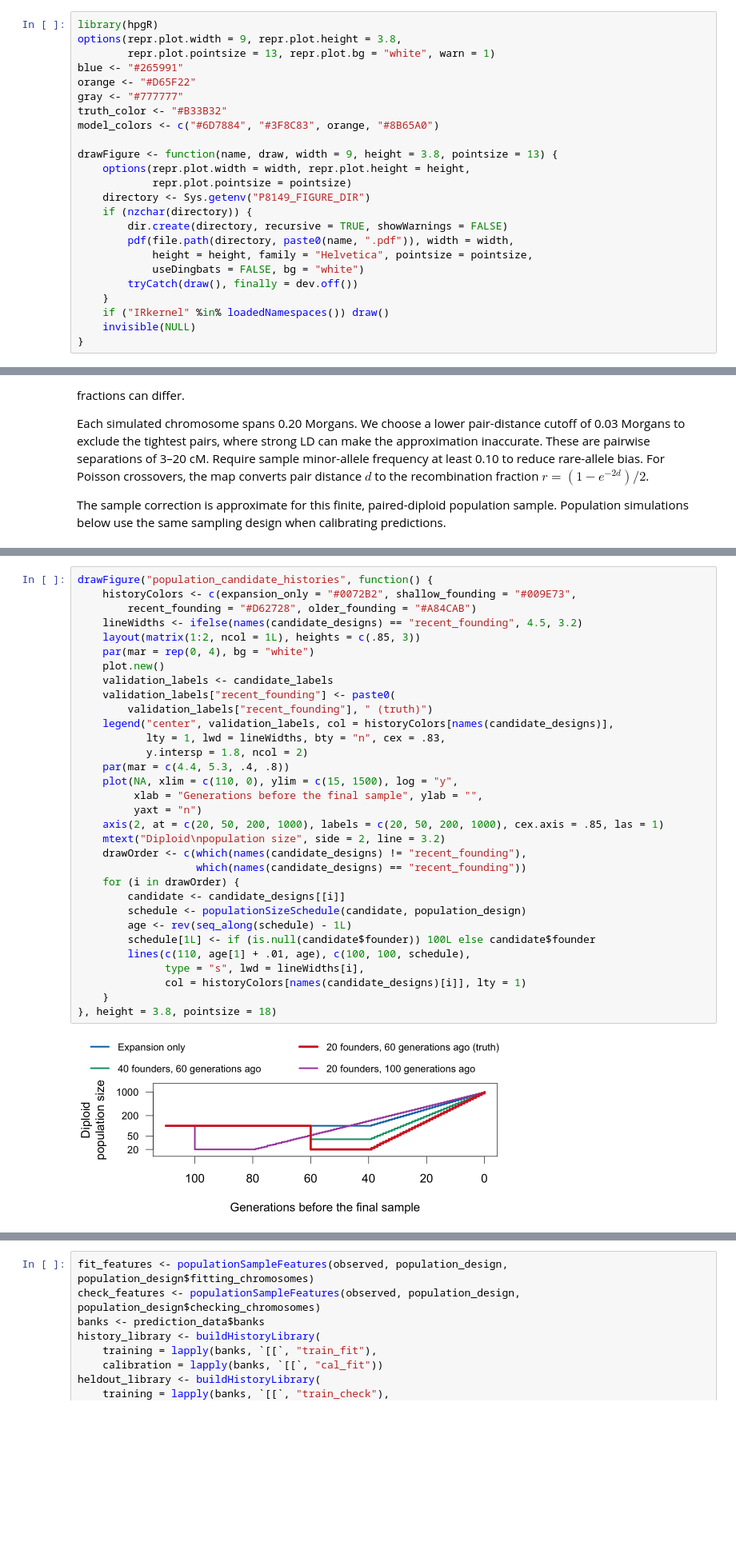
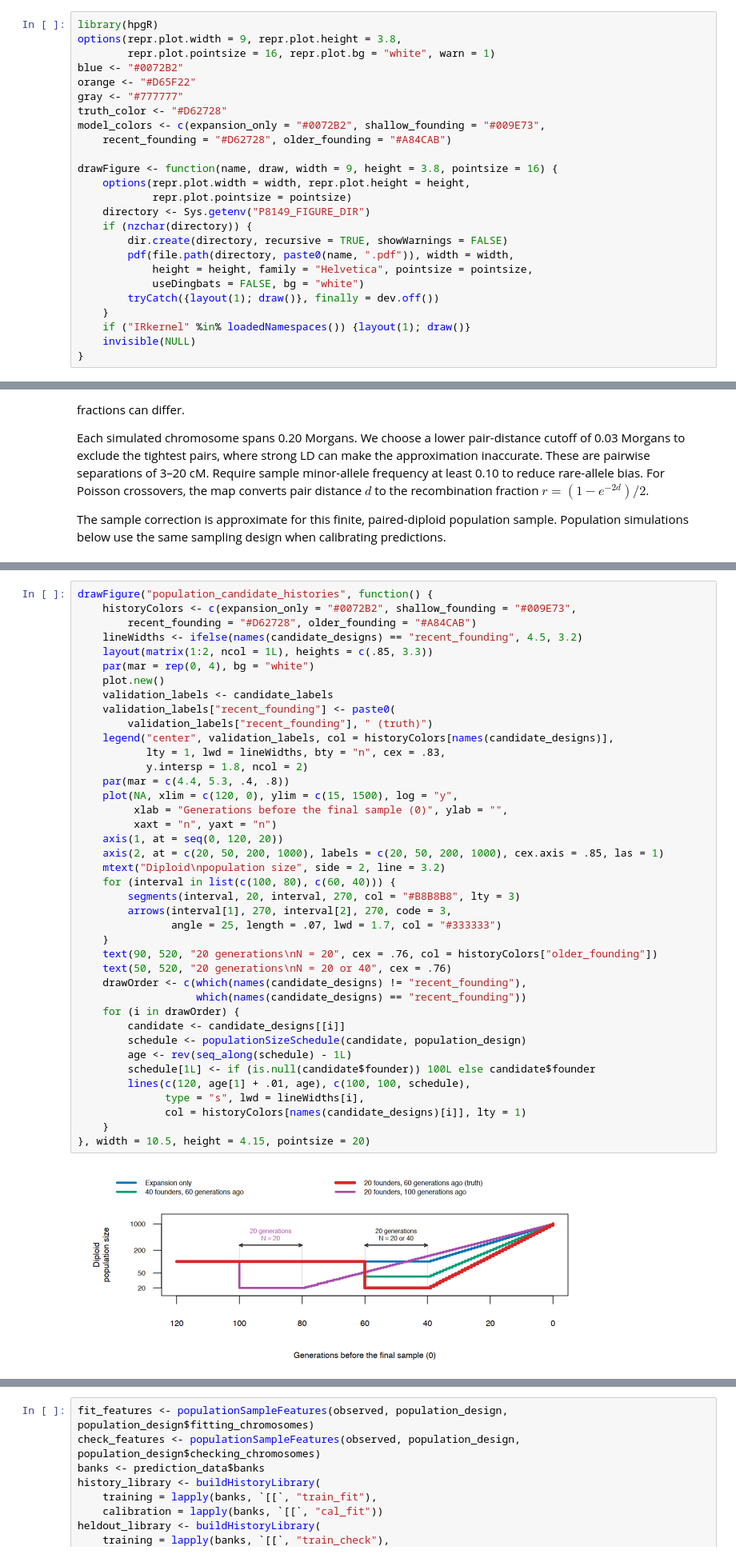
Before and after one commit to StatFunGen/hpgR, a Jupyter notebook: notebooks/P8149_Lecture_9_Effective_Size_and_History.ipynb, the cells around one changed output, grey strips where cells are left out. Shown at 80% size. Saved outputs shown, nothing was run; the diff lists cells and outputs as text; blank space fills up the shorter version.

```diff
--- a/notebooks/P8149_Lecture_9_Effective_Size_and_History.ipynb
+++ b/notebooks/P8149_Lecture_9_Effective_Size_and_History.ipynb
@@ -13,14 +13,15 @@ probability model can be inspected directly. Install hpgR before running.
 # %%
 library(hpgR)
 options(repr.plot.width = 9, repr.plot.height = 3.8,
-        repr.plot.pointsize = 13, repr.plot.bg = "white", warn = 1)
-blue <- "#265991"
+        repr.plot.pointsize = 16, repr.plot.bg = "white", warn = 1)
+blue <- "#0072B2"
 orange <- "#D65F22"
 gray <- "#777777"
-truth_color <- "#B33B32"
-model_colors <- c("#6D7884", "#3F8C83", orange, "#8B65A0")
+truth_color <- "#D62728"
+model_colors <- c(expansion_only = "#0072B2", shallow_founding = "#009E73",
+    recent_founding = "#D62728", older_founding = "#A84CAB")
 
-drawFigure <- function(name, draw, width = 9, height = 3.8, pointsize = 13) {
+drawFigure <- function(name, draw, width = 9, height = 3.8, pointsize = 16) {
     options(repr.plot.width = width, repr.plot.height = height,
             repr.plot.pointsize = pointsize)
     directory <- Sys.getenv("P8149_FIGURE_DIR")
@@ -29,9 +30,9 @@ drawFigure <- function(name, draw, width = 9, height = 3.8, pointsize = 13) {
         pdf(file.path(directory, paste0(name, ".pdf")), width = width,
             height = height, family = "Helvetica", pointsize = pointsize,
             useDingbats = FALSE, bg = "white")
-        tryCatch(draw(), finally = dev.off())
+        tryCatch({layout(1); draw()}, finally = dev.off())
     }
-    if ("IRkernel" %in% loadedNamespaces()) draw()
+    if ("IRkernel" %in% loadedNamespaces()) {layout(1); draw()}
     invisible(NULL)
 }
 # %% [markdown]
@@ -1654,35 +19465,43 @@ the comparison does not estimate arbitrary founder numbers or dates.
 # %%
 drawFigure("population_candidate_histories", function() {
     historyColors <- c(expansion_only = "#0072B2", shallow_founding = "#009E73",
         recent_founding = "#D62728", older_founding = "#A84CAB")
     lineWidths <- ifelse(names(candidate_designs) == "recent_founding", 4.5, 3.2)
-    layout(matrix(1:2, ncol = 1L), heights = c(.85, 3))
+    layout(matrix(1:2, ncol = 1L), heights = c(.85, 3.3))
     par(mar = rep(0, 4), bg = "white")
     plot.new()
     validation_labels <- candidate_labels
     validation_labels["recent_founding"] <- paste0(
         validation_labels["recent_founding"], " (truth)")
     legend("center", validation_labels, col = historyColors[names(candidate_designs)],
            lty = 1, lwd = lineWidths, bty = "n", cex = .83,
            y.intersp = 1.8, ncol = 2)
     par(mar = c(4.4, 5.3, .4, .8))
-    plot(NA, xlim = c(110, 0), ylim = c(15, 1500), log = "y",
-         xlab = "Generations before the final sample", ylab = "",
-         yaxt = "n")
+    plot(NA, xlim = c(120, 0), ylim = c(15, 1500), log = "y",
+         xlab = "Generations before the final sample (0)", ylab = "",
+         xaxt = "n", yaxt = "n")
+    axis(1, at = seq(0, 120, 20))
     axis(2, at = c(20, 50, 200, 1000), labels = c(20, 50, 200, 1000), cex.axis = .85, las = 1)
     mtext("Diploid\npopulation size", side = 2, line = 3.2)
+    for (interval in list(c(100, 80), c(60, 40))) {
+        segments(interval, 20, interval, 270, col = "#B8B8B8", lty = 3)
+        arrows(interval[1], 270, interval[2], 270, code = 3,
+               angle = 25, length = .07, lwd = 1.7, col = "#333333")
+    }
+    text(90, 520, "20 generations\nN = 20", cex = .76, col = historyColors["older_founding"])
+    text(50, 520, "20 generations\nN = 20 or 40", cex = .76)
     drawOrder <- c(which(names(candidate_designs) != "recent_founding"),
                    which(names(candidate_designs) == "recent_founding"))
     for (i in drawOrder) {
         candidate <- candidate_designs[[i]]
         schedule <- populationSizeSchedule(candidate, population_design)
         age <- rev(seq_along(schedule) - 1L)
         schedule[1L] <- if (is.null(candidate$founder)) 100L else candidate$founder
-        lines(c(110, age[1] + .01, age), c(100, 100, schedule),
+        lines(c(120, age[1] + .01, age), c(100, 100, schedule),
               type = "s", lwd = lineWidths[i],
               col = historyColors[names(candidate_designs)[i]], lty = 1)
     }
-}, height = 3.8, pointsize = 18)
+}, width = 10.5, height = 4.15, pointsize = 20)
 # %% [output]
-[figure, old version]
+[figure, new version]
 # %% [markdown]
```
Also changed, not shown: parts of 33 cells of this notebook, 41 other files.
